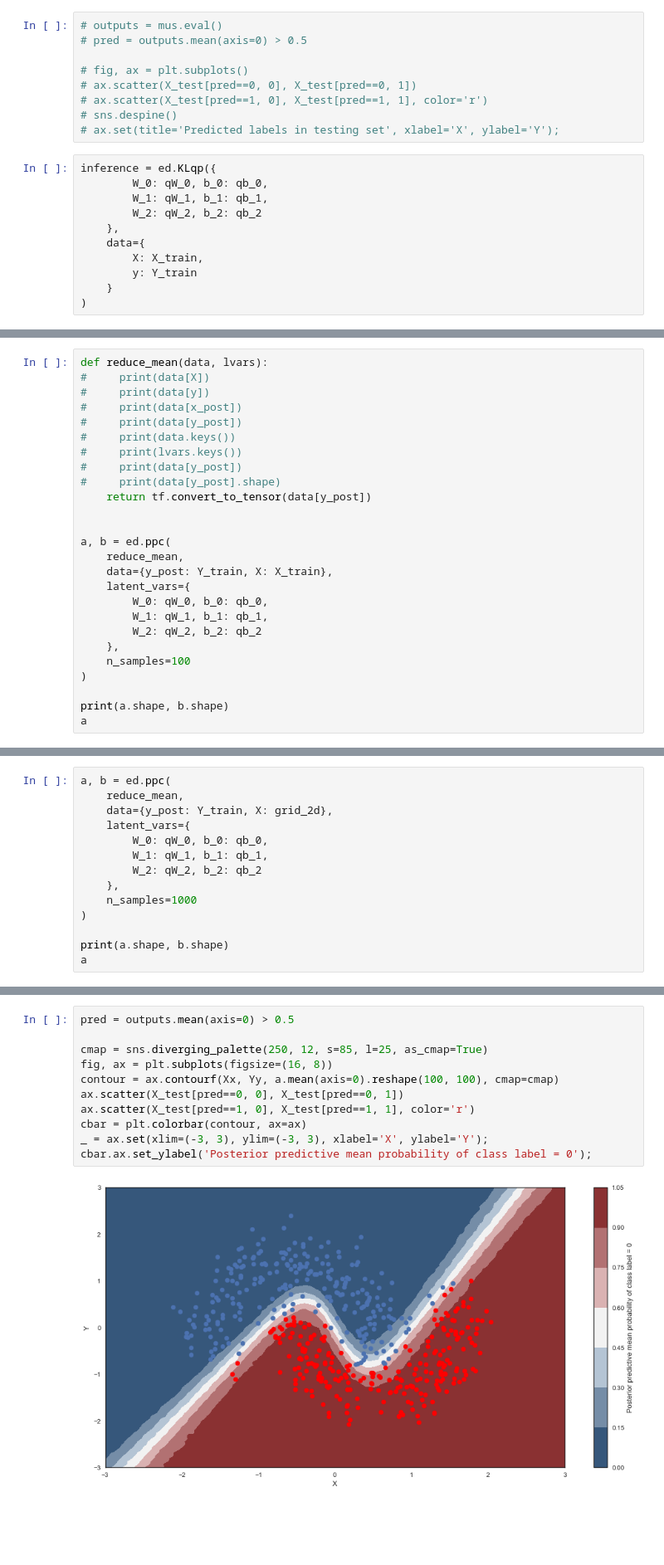
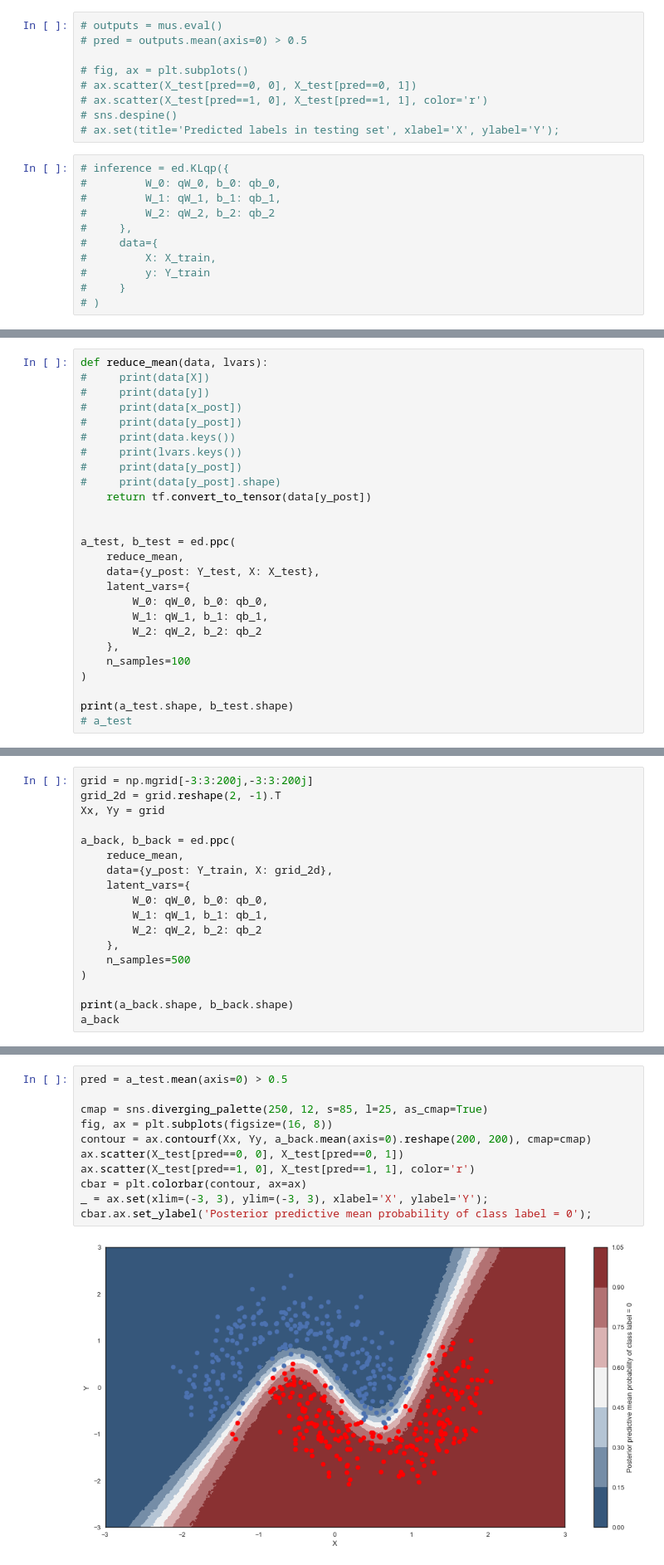
Before and after one commit to matttrent/mnist-uncertainty, a Jupyter notebook: notebooks/edward_supervised_classification.ipynb, the cells around one changed output, grey strips where cells are left out. Shown at 83% size. Saved outputs shown, nothing was run; the diff lists cells and outputs as text; blank space fills up the shorter version.

Commit message:
updating with batch training

```diff
--- a/notebooks/edward_supervised_classification.ipynb
+++ b/notebooks/edward_supervised_classification.ipynb
@@ -96,13 +105,13 @@ mus = tf.stack(
 # sns.despine()
 # ax.set(title='Predicted labels in testing set', xlabel='X', ylabel='Y');
 # %%
-inference = ed.KLqp({
-        W_0: qW_0, b_0: qb_0,
-        W_1: qW_1, b_1: qb_1,
-        W_2: qW_2, b_2: qb_2
-    },
-    data={
-        X: X_train,
-        y: Y_train
-    }
-)
+# inference = ed.KLqp({
+#         W_0: qW_0, b_0: qb_0,
+#         W_1: qW_1, b_1: qb_1,
+#         W_2: qW_2, b_2: qb_2
+#     },
+#     data={
+#         X: X_train,
+#         y: Y_train
+#     }
+# )
@@ -238,9 +305,9 @@ def reduce_mean(data, lvars):
     return tf.convert_to_tensor(data[y_post])
 
 
-a, b = ed.ppc(
+a_test, b_test = ed.ppc(
     reduce_mean,
-    data={y_post: Y_train, X: X_train},
+    data={y_post: Y_test, X: X_test},
     latent_vars={
         W_0: qW_0, b_0: qb_0,
         W_1: qW_1, b_1: qb_1,
@@ -249,7 +316,7 @@ a, b = ed.ppc(
     n_samples=100
 )
 
-print(a.shape, b.shape)
-a
+print(a_test.shape, b_test.shape)
+# a_test
 # %% [output]
 (100, 500) (100, 500)
@@ -290,5 +332,9 @@ array([ 0.98000002,  0.97000003,  0.03      ,  0.02      ,  0.97000003,
 # %%
-a, b = ed.ppc(
+grid = np.mgrid[-3:3:200j,-3:3:200j]
+grid_2d = grid.reshape(2, -1).T
+Xx, Yy = grid
+
+a_back, b_back = ed.ppc(
     reduce_mean,
     data={y_post: Y_train, X: grid_2d},
     latent_vars={
@@ -296,9 +342,9 @@ a, b = ed.ppc(
         W_1: qW_1, b_1: qb_1,
         W_2: qW_2, b_2: qb_2
     },
-    n_samples=1000
+    n_samples=500
 )
 
-print(a.shape, b.shape)
-a
+print(a_back.shape, b_back.shape)
+a_back
 # %% [output]
@@ -313,16 +359,16 @@ array([[ 0.,  0.,  0., ...,  1.,  1.,  1.],
 # %%
-pred = outputs.mean(axis=0) > 0.5
+pred = a_test.mean(axis=0) > 0.5
 
 cmap = sns.diverging_palette(250, 12, s=85, l=25, as_cmap=True)
 fig, ax = plt.subplots(figsize=(16, 8))
-contour = ax.contourf(Xx, Yy, a.mean(axis=0).reshape(100, 100), cmap=cmap)
+contour = ax.contourf(Xx, Yy, a_back.mean(axis=0).reshape(200, 200), cmap=cmap)
 ax.scatter(X_test[pred==0, 0], X_test[pred==0, 1])
 ax.scatter(X_test[pred==1, 0], X_test[pred==1, 1], color='r')
 cbar = plt.colorbar(contour, ax=ax)
 _ = ax.set(xlim=(-3, 3), ylim=(-3, 3), xlabel='X', ylabel='Y');
 cbar.ax.set_ylabel('Posterior predictive mean probability of class label = 0');
 # %% [output]
-[figure, old version]
+[figure, new version]
 # %%
 cmap = sns.cubehelix_palette(light=1, as_cmap=True)
 fig, ax = plt.subplots(figsize=(16, 8))
```
Also changed, not shown: parts of 24 cells of this notebook, 1 other file.
